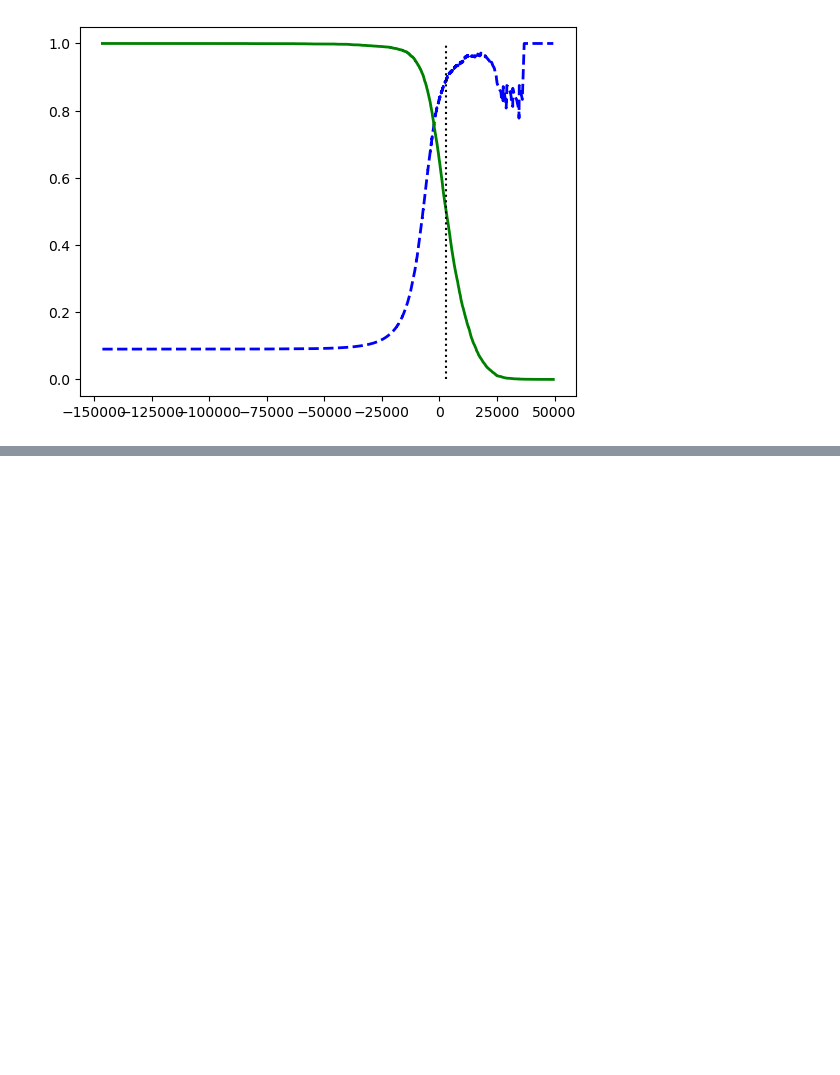
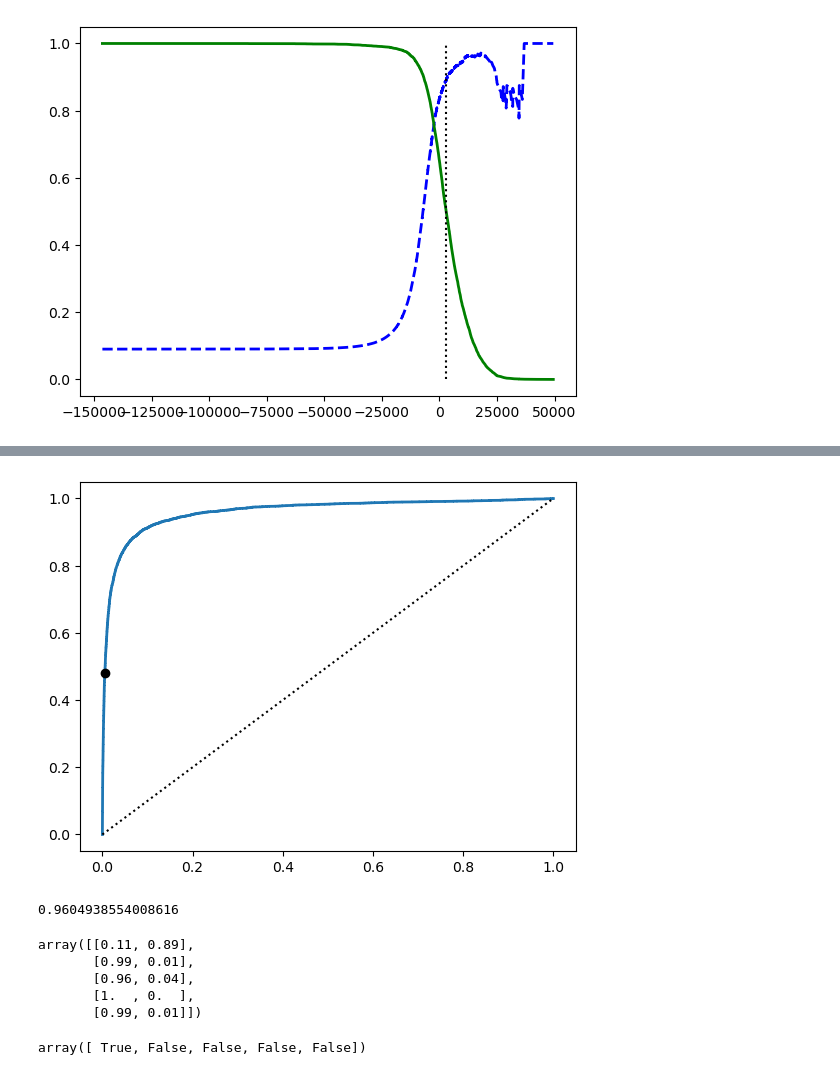
Before and after one commit to HamSandwichWithHam/Machine-Learning-Textbook, a Jupyter notebook: Chapter 3 typing myself.ipynb, the cells around one changed output, grey strips where cells are left out. Saved outputs shown, nothing was run; the diff lists cells and outputs as text; code cells hidden in the pictures; blank space fills up the shorter version.

```diff
--- a/Chapter 3 typing myself.ipynb
+++ b/Chapter 3 typing myself.ipynb
@@ -211,0 +250,41 @@ plt.show
+# %%
+#receiver operating characteristic (ROC) curve = true positive rate vs. false positive rate
+#TPR = recall = TP/(TP+FN) FPR = FP/(FP+TN)  TNR = TN/(FP+TN)
+
+from sklearn.metrics import roc_curve
+
+fpr, tpr, thresholds = roc_curve(y_train_5, y_scores)
+# %%
+index_for_threshold_at_90 = (thresholds <= threshold_for_90_precision).argmax()
+tpr_90, fpr_90 = tpr[index_for_threshold_at_90], fpr[index_for_threshold_at_90]
+
+plt.plot(fpr, tpr, linewidth=2, label='ROC curve')
+plt.plot([0,1], [0,1], 'k:', label="Random classifier's ROC curve")
+plt.plot([fpr_90], [tpr_90], 'ko', label='Thresholds for 90% precision')
+
+plt.show()
+# %% [output]
+[figure, added]
+# %%
+from sklearn.metrics import roc_auc_score
+roc_auc_score(y_train_5, y_scores)
+# %% [output]
+0.9604938554008616
+# %%
+from sklearn.ensemble import RandomForestClassifier
+
+forest_clf = RandomForestClassifier(random_state = 42)
+
+#use cross_val_predict to predict probablilities for each instance
+y_probas_forest = cross_val_predict(forest_clf, X_train, y_train_5, cv=3, method='predict_proba')
+y_probas_forest[:5]
+# %% [output]
+array([[0.11, 0.89],
+       [0.99, 0.01],
+       [0.96, 0.04],
+       [1.  , 0.  ],
+       [0.99, 0.01]])
+# %%
+y_train_5[:5]
+# %% [output]
+array([ True, False, False, False, False])
```
Also changed, not shown: parts of 12 cells of this notebook.
